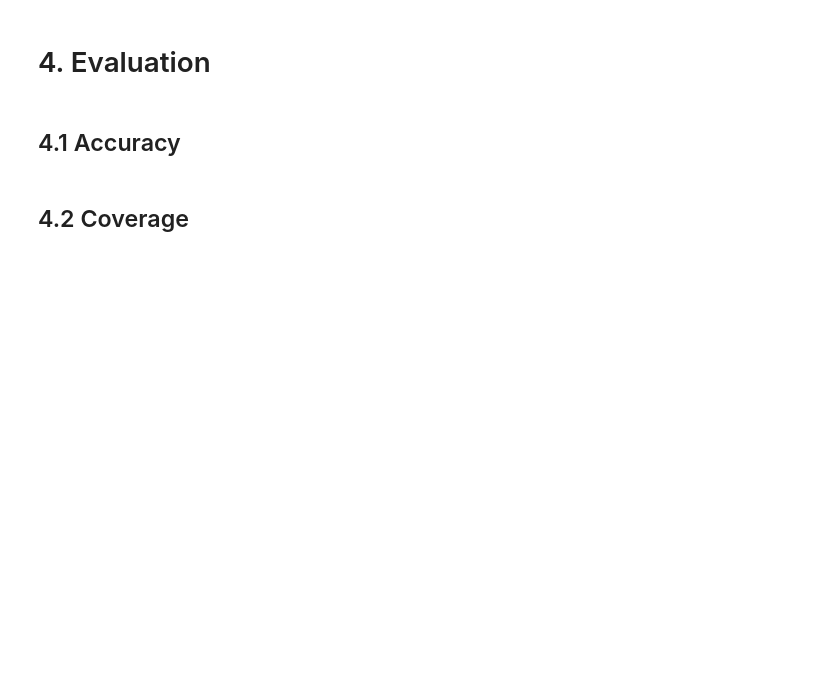
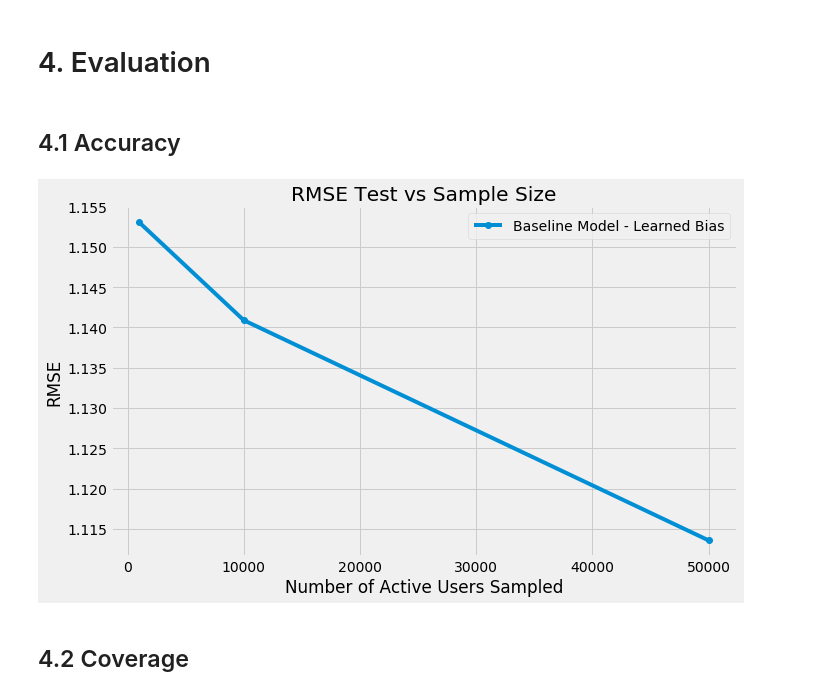
Before and after one commit to thisismeg/personalization-final-project, a Jupyter notebook: final_report.ipynb, the cells around one changed output. Saved outputs shown, nothing was run; the diff lists cells and outputs as text; code cells hidden in the pictures; blank space fills up the shorter version.

Commit message:
add accuracy and coverage metrics

```diff
--- a/final_report.ipynb
+++ b/final_report.ipynb
@@ -361,0 +357,2 @@ Catalog Coverage: 40.49955396966994%
+# %%
+rmse, coverage = run_baseline_model(active_user_only_ratings_df_sample)
@@ -361,0 +369,2 @@ Catalog Coverage: 40.49955396966994%
+# %%
+rmse2, coverage2 = run_baseline_model(active_user_only_ratings_df_sample2)
@@ -361,0 +381,2 @@ Catalog Coverage: 40.49955396966994%
+# %%
+rmse3, coverage3 = run_baseline_model(active_user_only_ratings_df_sample3)
@@ -362,3 +393,6 @@ Catalog Coverage: 40.49955396966994%
+# %%
+baseline_rmses = [rmse, rmse2, rmse3]
+baseline_coverages = [coverage, coverage2, coverage3]
 # %% [markdown]
 ### 3.1.2 Collaborative Filtering Baseline Model <a class="anchor" id="3-1-1"></a>
 # %% [markdown]
@@ -471,5 +505,22 @@ testing_features.head()
 # 4. Evaluation <a class="anchor" id="4"></a>
 # %% [markdown]
 ## 4.1 Accuracy <a class="anchor" id="4-1"></a>
+# %%
+LEGEND = ['Baseline Model - Learned Bias', 'Baseline Model - MF', 'SVD++', 'Wide and Deep']
+
+plt.figure(figsize=(10, 6))
+
+plt.plot(sample_sizes, baseline_rmses, marker='o')
+# plt.plot(sample_sizes, [min(rmse)  for rmse in knn_rmse_test], marker='o')
+# plt.plot(sample_sizes, best_als_rmses, marker='o')
+
+plt.xlabel('Number of Active Users Sampled')
+plt.ylabel('RMSE')
+plt.title('RMSE Test vs Sample Size')
+plt.legend(LEGEND)
+plt.grid(True)
+plt.show()
+# %% [output]
+[figure, added]
 # %% [markdown]
 ## 4.2 Coverage <a class="anchor" id="4-2"></a>
```
Also changed, not shown: parts of 28 cells of this notebook.
